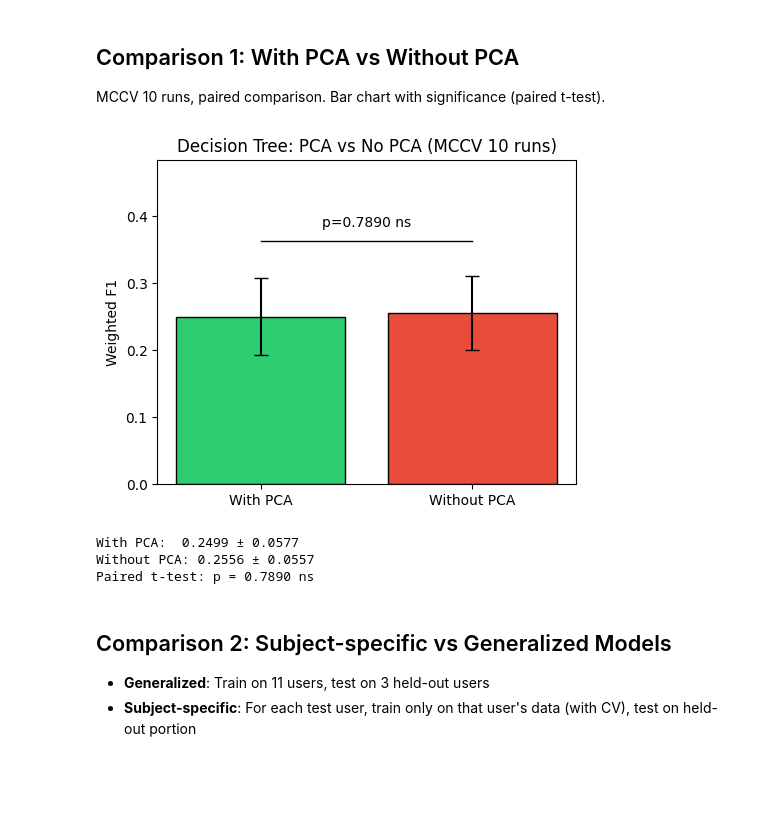
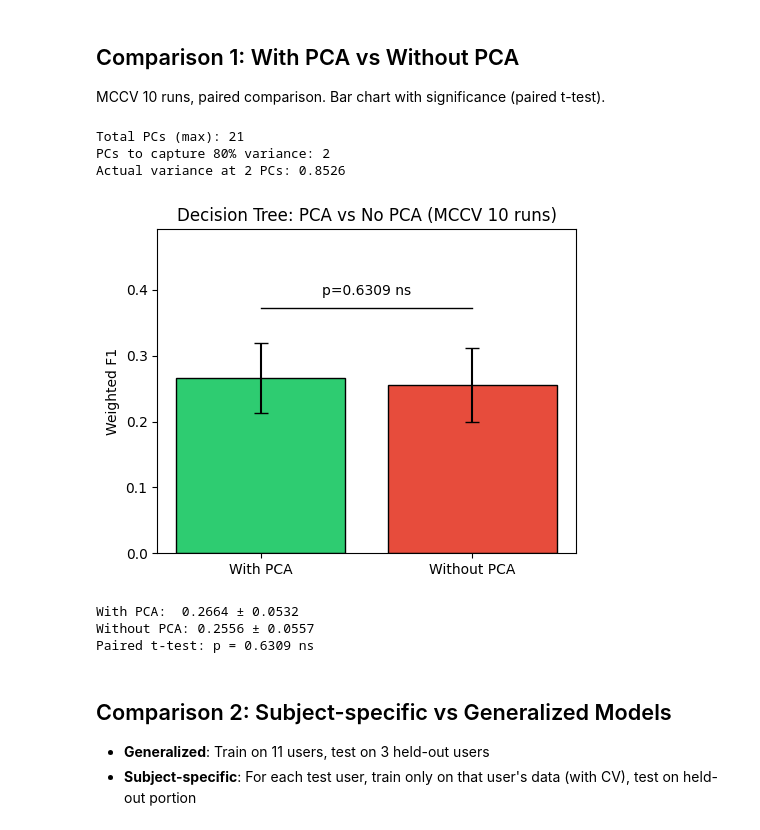
Before and after one commit to Spector3702/MuscleRecovery, a Jupyter notebook: decision_tree.ipynb, the cells around one changed output. Saved outputs shown, nothing was run; the diff lists cells and outputs as text; code cells hidden in the pictures; blank space fills up the shorter version.

```diff
--- a/decision_tree.ipynb
+++ b/decision_tree.ipynb
@@ -145,13 +145,32 @@ Accuracy:     0.2746 ± 0.0612
 MCCV 10 runs, paired comparison. Bar chart with significance (paired t-test).
 # %%
 # PCA vs Without PCA: MCCV 10 runs
+# PCA exploration: total PCs and 80% variance before grid search
+X_full = df[feature_cols].values
+X_scaled = StandardScaler().fit_transform(X_full)
+max_pc = min(len(feature_cols), len(df) - 1)
+pca_explore = PCA(n_components=max_pc, random_state=42).fit(X_scaled)
+cumvar = np.cumsum(pca_explore.explained_variance_ratio_)
+n_pc_80 = np.searchsorted(cumvar, 0.8) + 1  # 1-based count for 80% variance
+print(f"Total PCs (max): {max_pc}")
+print(f"PCs to capture 80% variance: {n_pc_80}")
+print(f"Actual variance at {n_pc_80} PCs: {cumvar[n_pc_80-1]:.4f}")
+
+n_pc_max = min(n_pc_80, 20, max_pc)
+n_components_options = [n for n in [2, 3, 4, 5, 10, 15, 20] if n <= n_pc_max]
+if n_pc_max > 20 and n_pc_max not in n_components_options:
+    n_components_options.append(n_pc_max)
+    n_components_options.sort()
+if not n_components_options:
+    n_components_options = [min(10, max_pc)]
+
 pipe_with_pca = Pipeline([
     ("scaler", StandardScaler()),
     ("pca", PCA(random_state=42)),
     ("tree", DecisionTreeClassifier(random_state=42)),
 ])
 param_with_pca = {
-    "pca__n_components": [2, 3, 4, 5, 10, 15],
+    "pca__n_components": n_components_options,
     "tree__max_depth": [3, 5, 7, 10, None],
     "tree__min_samples_split": [2, 5, 10],
     "tree__min_samples_leaf": [1, 2, 5],
@@ -178,37 +197,40 @@ for run, seed in enumerate(MCCV_SEEDS):
 
     clf_no = DecisionTreeClassifier(random_state=42)
     gs_no = GridSearchCV(clf_no, param_grid, cv=cv, scoring="f1_weighted", n_jobs=-1, verbose=0)
     gs_no.fit(X_train, y_train)
     f1_no_pca.append(f1_score(y_test, gs_no.best_estimator_.predict(X_test), average="weighted"))
 
 # Paired t-test
 t_stat, p_val = stats.ttest_rel(f1_with_pca, f1_no_pca)
 sig = "***" if p_val < 0.001 else "**" if p_val < 0.01 else "*" if p_val < 0.05 else "ns"
 
 # Bar chart with significance
 fig, ax = plt.subplots(figsize=(5, 4))
 x = np.arange(2)
 means = [np.mean(f1_with_pca), np.mean(f1_no_pca)]
 stds = [np.std(f1_with_pca), np.std(f1_no_pca)]
 ax.bar(x, means, yerr=stds, capsize=5, color=["#2ecc71", "#e74c3c"], edgecolor="black")
 ax.set_xticks(x)
 ax.set_xticklabels(["With PCA", "Without PCA"])
 ax.set_ylabel("Weighted F1")
 ax.set_title("Decision Tree: PCA vs No PCA (MCCV 10 runs)")
 ymax = max(means) + max(stds) + 0.05
 ax.plot([0, 1], [ymax, ymax], "k-", lw=1)
 ax.text(0.5, ymax + 0.02, f"p={p_val:.4f} {sig}", ha="center", fontsize=10)
 ax.set_ylim(0, ymax + 0.12)
 plt.tight_layout()
 plt.show()
 print(f"With PCA:  {np.mean(f1_with_pca):.4f} ± {np.std(f1_with_pca):.4f}")
 print(f"Without PCA: {np.mean(f1_no_pca):.4f} ± {np.std(f1_no_pca):.4f}")
 print(f"Paired t-test: p = {p_val:.4f} {sig}")
 # %% [output]
+Total PCs (max): 21
+PCs to capture 80% variance: 2
+Actual variance at 2 PCs: 0.8526
-[figure, old version]
+[figure, new version]
-With PCA:  0.2499 ± 0.0577
-Without PCA: 0.2556 ± 0.0557
-Paired t-test: p = 0.7890 ns
+With PCA:  0.2664 ± 0.0532
+Without PCA: 0.2556 ± 0.0557
+Paired t-test: p = 0.6309 ns
 # %% [markdown]
 ## Comparison 2: Subject-specific vs Generalized Models
 
```
Also changed, not shown: 2 other files.
